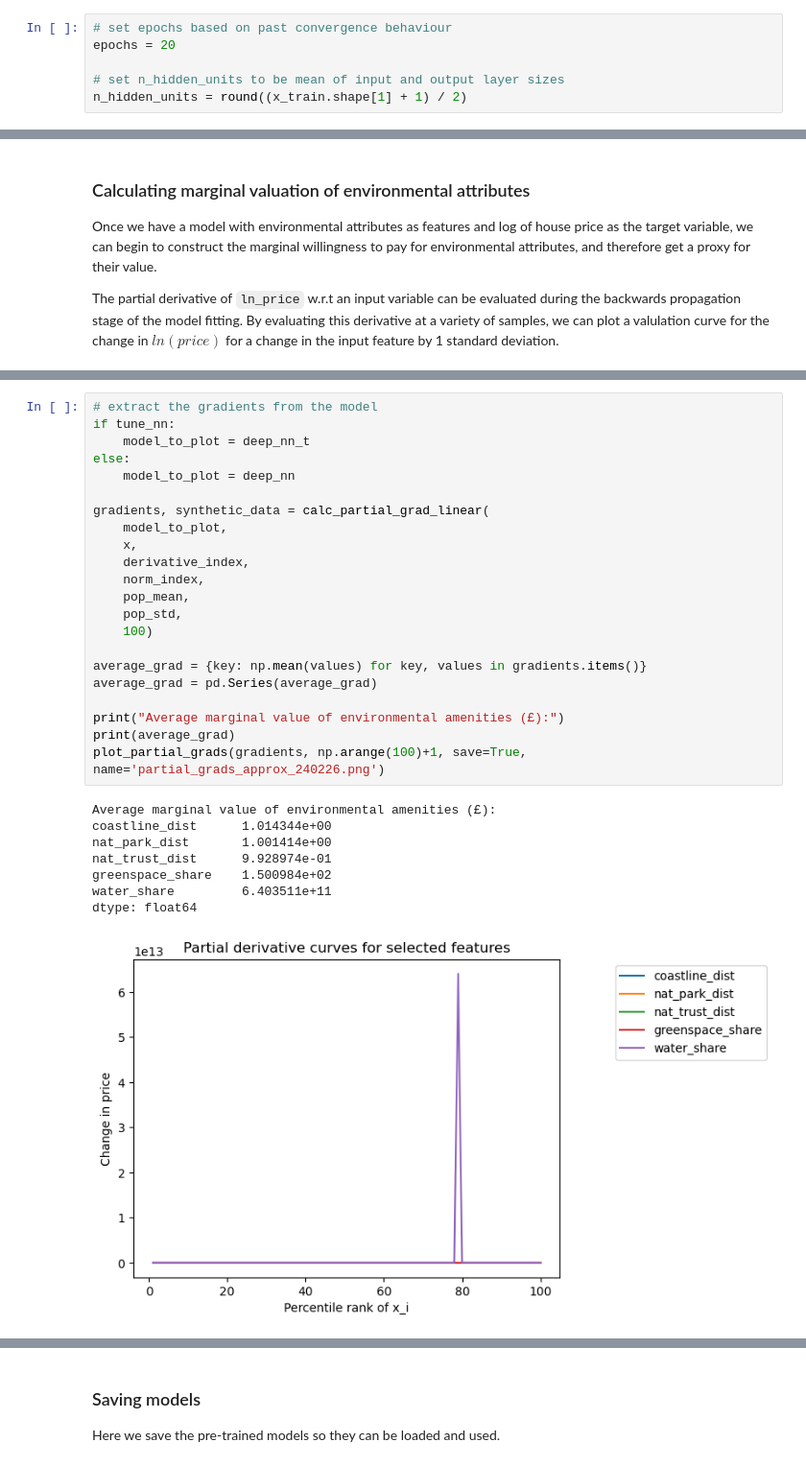
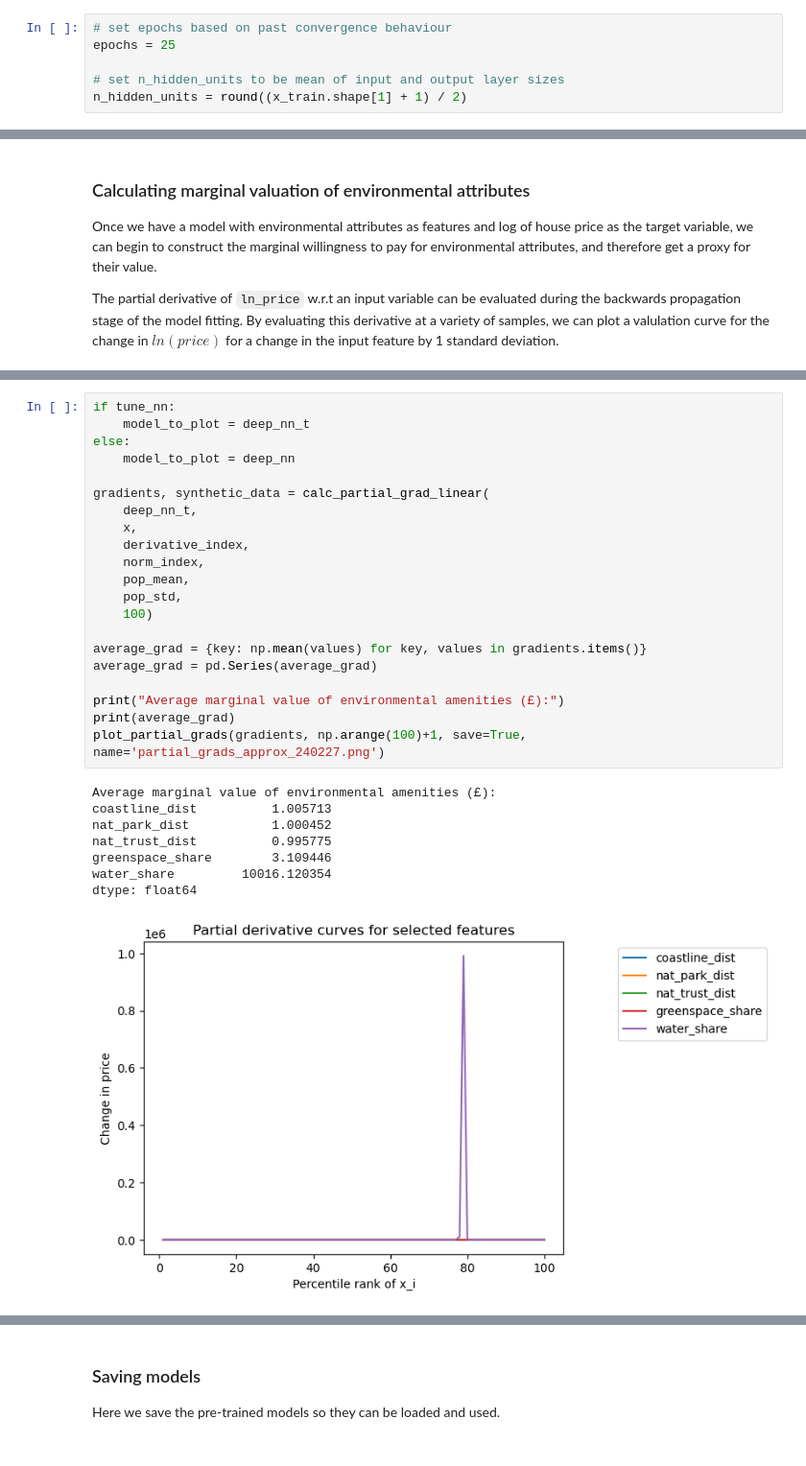
Before and after one commit to fgallagher27/GreenValueNet, a Jupyter notebook: GreenValueNet.ipynb, the cells around one changed output, grey strips where cells are left out. Shown: that part at 96% size. Cells and saved outputs as stored; diff of their text form.

```diff
--- a/GreenValueNet.ipynb
+++ b/GreenValueNet.ipynb
@@ -133,7 +133,7 @@ plot_loss(xgb_model, validation_data=(x_dev, y_dev), metric=mean_squared_error)
 We know build some neural networks. Number of epochs, hidden layers, and nodes in hidden layers is initially set with rules of thumb but then optimiszed using hyperparameter tuning.
 # %%
 # set epochs based on past convergence behaviour
-epochs = 20
+epochs = 25
 
 # set n_hidden_units to be mean of input and output layer sizes
 n_hidden_units = round((x_train.shape[1] + 1) / 2)
@@ -393,34 +452,33 @@ dtype: float32
 # %%
-# extract the gradients from the model
 if tune_nn:
     model_to_plot = deep_nn_t
 else:
     model_to_plot = deep_nn
 
 gradients, synthetic_data = calc_partial_grad_linear(
-    model_to_plot,
+    deep_nn_t,
     x,
     derivative_index,
     norm_index,
     pop_mean,
     pop_std,
     100)
 
 average_grad = {key: np.mean(values) for key, values in gradients.items()}
 average_grad = pd.Series(average_grad)
 
 print("Average marginal value of environmental amenities (£):")
 print(average_grad)
-plot_partial_grads(gradients, np.arange(100)+1, save=True, name='partial_grads_approx_240226.png')
+plot_partial_grads(gradients, np.arange(100)+1, save=True, name='partial_grads_approx_240227.png')
 # %% [output]
 Average marginal value of environmental amenities (£):
-coastline_dist      1.014344e+00
-nat_park_dist       1.001414e+00
-nat_trust_dist      9.928974e-01
-greenspace_share    1.500984e+02
-water_share         6.403511e+11
+coastline_dist          1.005713
+nat_park_dist           1.000452
+nat_trust_dist          0.995775
+greenspace_share        3.109446
+water_share         10016.120354
 dtype: float64
-[figure, old version]
+[figure, new version]
 # %%
 model_dict = {
     'xgb_boost': xgb_model,
```
Also changed, not shown: parts of 5 cells of this notebook, 5 other files.
